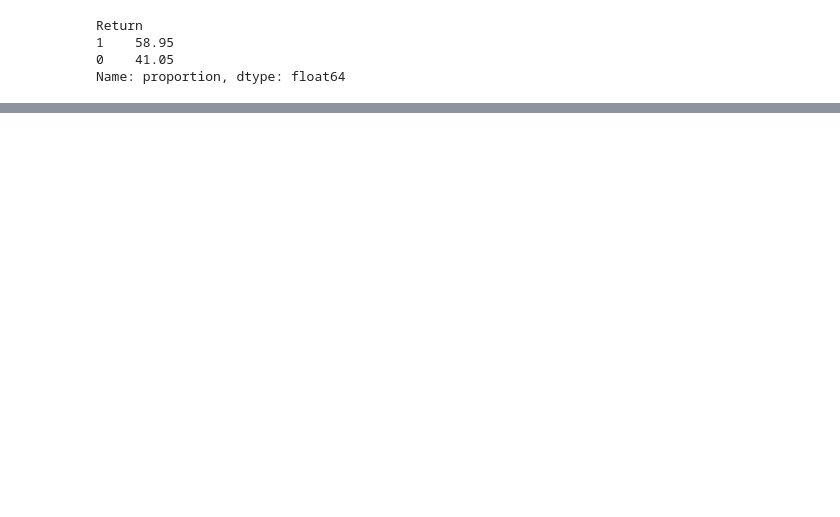
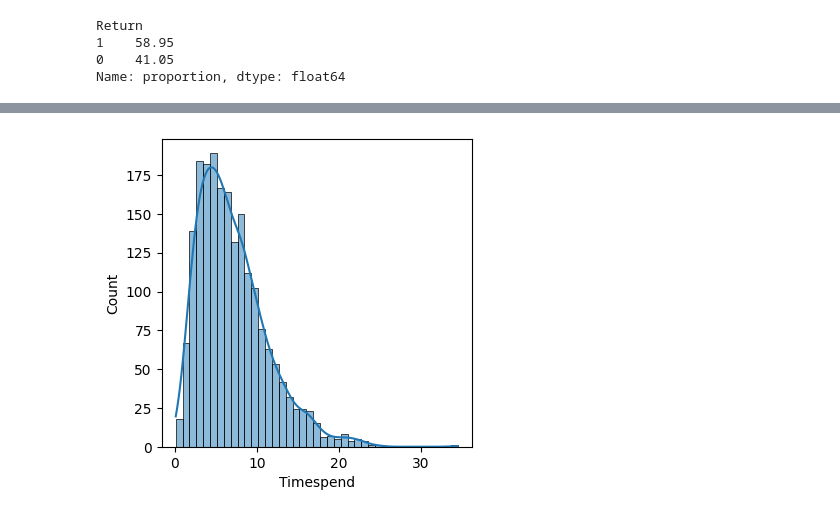
Before and after one commit to Himanshutiwari321/User-Return-Prediction---Startup---ML, a Jupyter notebook: notebooks/03_feature.ipynb, the cells around one changed output, grey strips where cells are left out. Cells and saved outputs as stored; diff of their text form; code cells hidden in the pictures; blank space fills up the shorter version.

```diff
--- a/notebooks/03_feature.ipynb
+++ b/notebooks/03_feature.ipynb
@@ -58,0 +120,6 @@ plt.show()
+# %%
+plt.figure(figsize=(4,4))
+sns.histplot(df['Timespend'], kde=True)
+plt.show()
+# %% [output]
+[figure, added]
```
Also changed, not shown: parts of 12 cells of this notebook, 5 other files.
